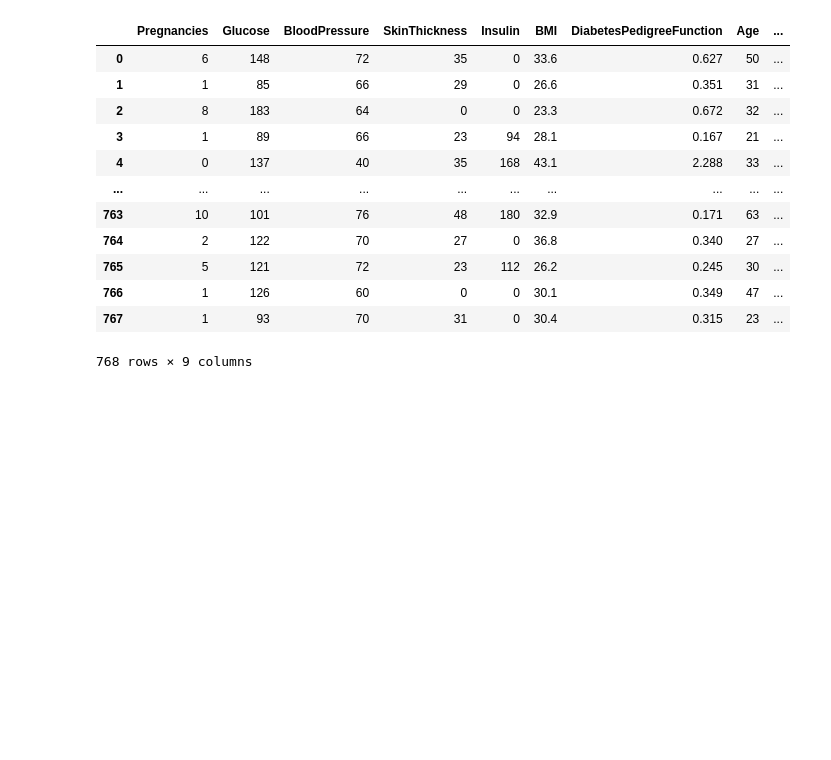
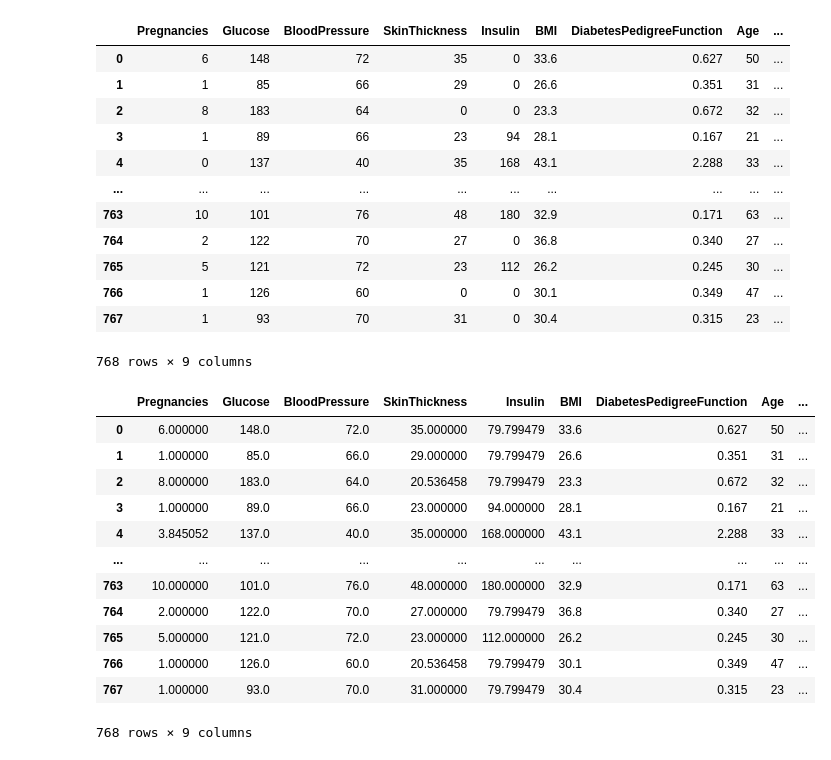
Before and after one commit to dhzdhd/DSE, a Jupyter notebook: Year 2/Semester 4/ML lab/Week 5/W5.ipynb, the cells around one changed output. Drawn from its saved outputs; the diff is of its cells as text; code cells hidden in the pictures; blank space fills up the shorter version.

```diff
--- a/Year 2/Semester 4/ML lab/Week 5/W5.ipynb
+++ b/Year 2/Semester 4/ML lab/Week 5/W5.ipynb
@@ -133,3 +278,22 @@ df
 | 766 | 1 | 126 | 60 | 0 | 0 | 30.1 | 0.349 | 47 | ... |
 | 767 | 1 | 93 | 70 | 31 | 0 | 30.4 | 0.315 | 23 | ... |
 768 rows × 9 columns
+# %%
+df_ = df.iloc[:,:-1].mask(df == 0, df.mean(), axis=1)
+df_['Outcome'] = df.Outcome
+# %%
+df_
+# %% [output]
+|  | Pregnancies | Glucose | BloodPressure | SkinThickness | Insulin | BMI | DiabetesPedigreeFunction | Age | ... |
+| 0 | 6.000000 | 148.0 | 72.0 | 35.000000 | 79.799479 | 33.6 | 0.627 | 50 | ... |
+| 1 | 1.000000 | 85.0 | 66.0 | 29.000000 | 79.799479 | 26.6 | 0.351 | 31 | ... |
+| 2 | 8.000000 | 183.0 | 64.0 | 20.536458 | 79.799479 | 23.3 | 0.672 | 32 | ... |
+| 3 | 1.000000 | 89.0 | 66.0 | 23.000000 | 94.000000 | 28.1 | 0.167 | 21 | ... |
+| 4 | 3.845052 | 137.0 | 40.0 | 35.000000 | 168.000000 | 43.1 | 2.288 | 33 | ... |
+| ... | ... | ... | ... | ... | ... | ... | ... | ... | ... |
+| 763 | 10.000000 | 101.0 | 76.0 | 48.000000 | 180.000000 | 32.9 | 0.171 | 63 | ... |
+| 764 | 2.000000 | 122.0 | 70.0 | 27.000000 | 79.799479 | 36.8 | 0.340 | 27 | ... |
+| 765 | 5.000000 | 121.0 | 72.0 | 23.000000 | 112.000000 | 26.2 | 0.245 | 30 | ... |
+| 766 | 1.000000 | 126.0 | 60.0 | 20.536458 | 79.799479 | 30.1 | 0.349 | 47 | ... |
+| 767 | 1.000000 | 93.0 | 70.0 | 31.000000 | 79.799479 | 30.4 | 0.315 | 23 | ... |
+768 rows × 9 columns
```
Also changed, not shown: parts of 22 cells of this notebook, 1 other file.
